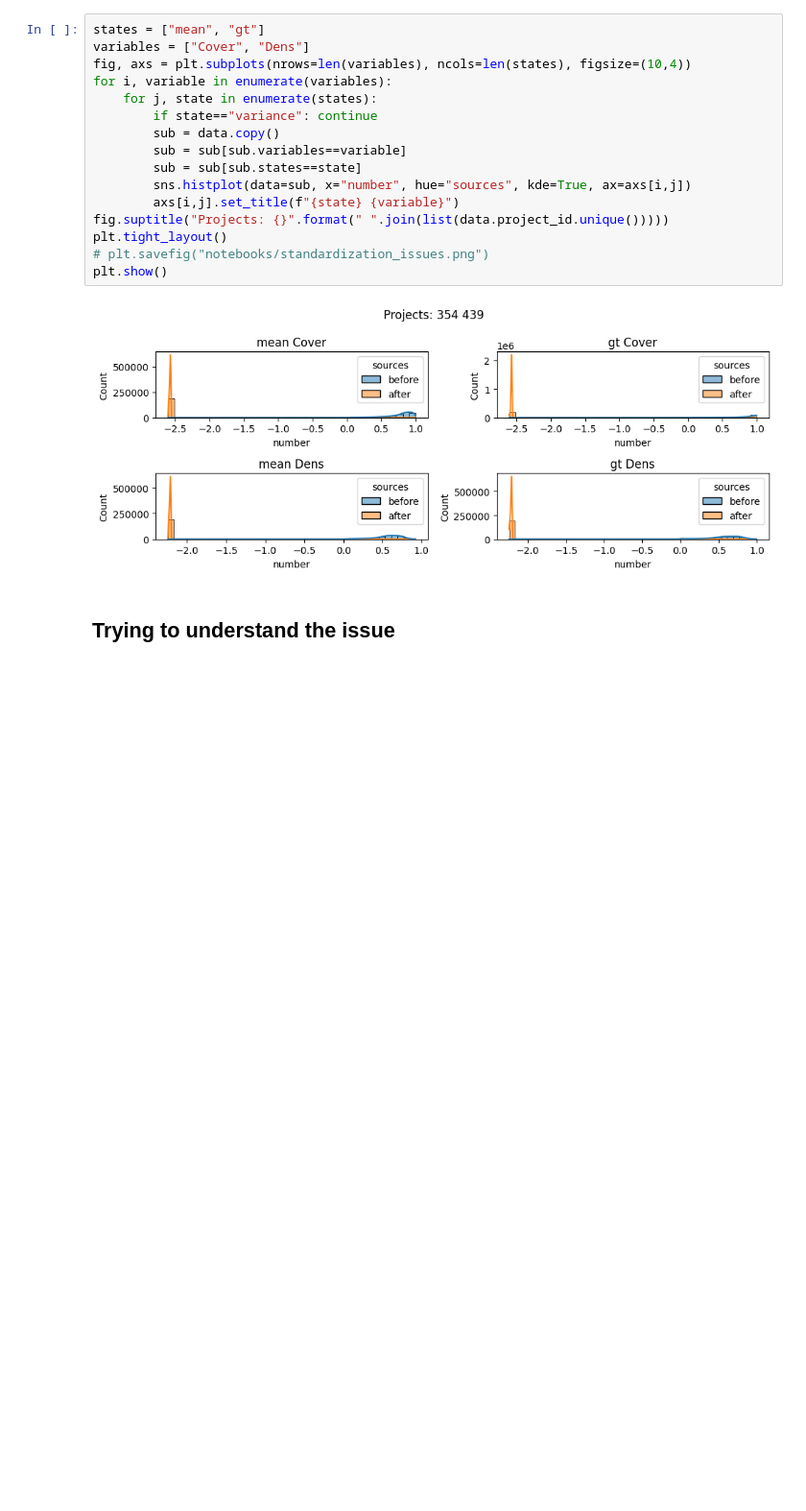
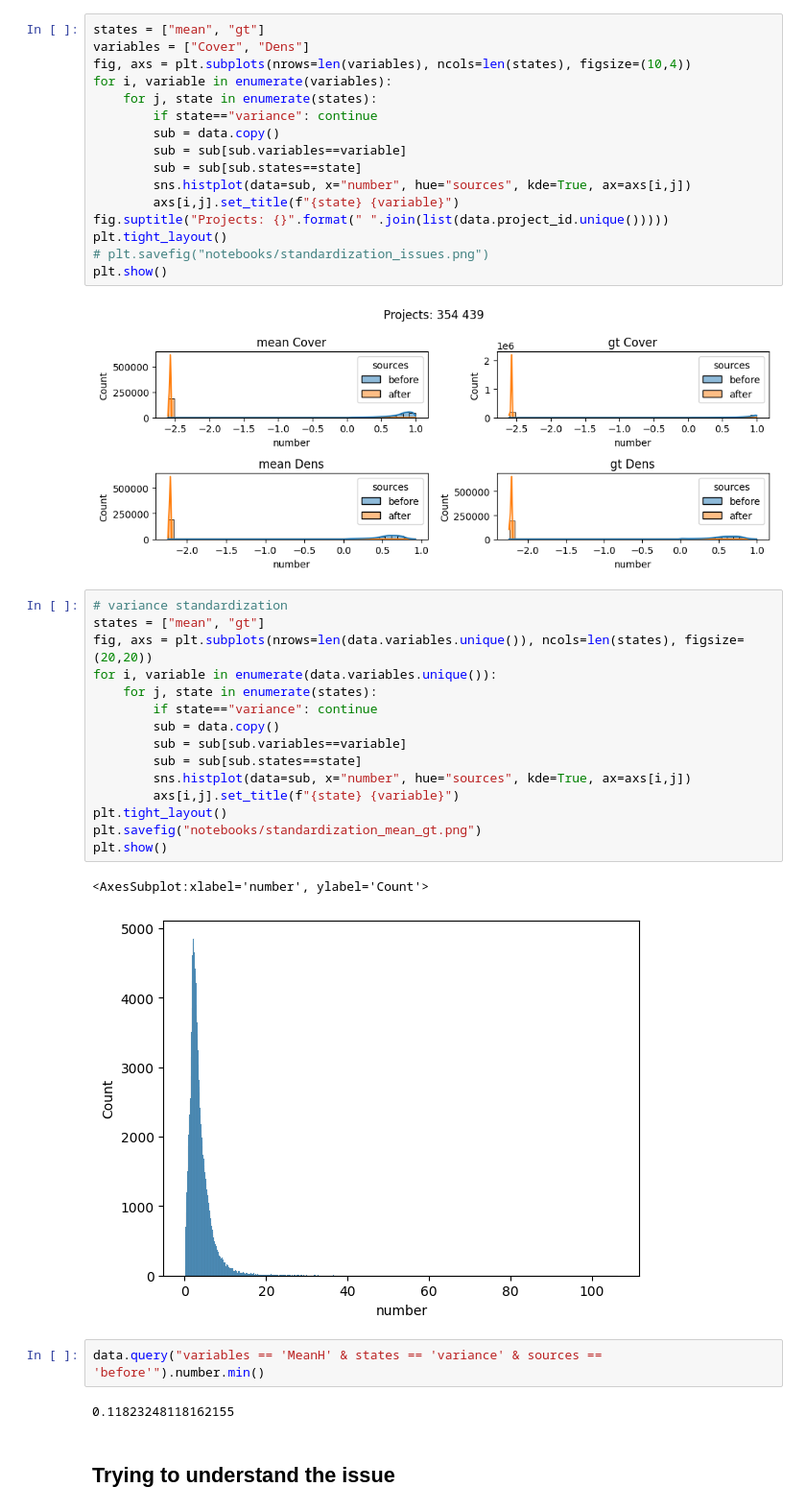
Before and after one commit to eliotwalt/rs-uncertainty, a Jupyter notebook: notebooks/standardization.ipynb, the cells around one changed output. Shown at 96% size. Drawn from its saved outputs; the diff is of its cells as text; blank space fills up the shorter version.

```diff
--- a/notebooks/standardization.ipynb
+++ b/notebooks/standardization.ipynb
@@ -190,6 +191,28 @@ plt.tight_layout()
 plt.show()
 # %% [output]
 [figure]
+# %%
+# variance standardization
+states = ["mean", "gt"]
+fig, axs = plt.subplots(nrows=len(data.variables.unique()), ncols=len(states), figsize=(20,20))
+for i, variable in enumerate(data.variables.unique()):
+    for j, state in enumerate(states):
+        if state=="variance": continue
+        sub = data.copy()
+        sub = sub[sub.variables==variable]
+        sub = sub[sub.states==state]
+        sns.histplot(data=sub, x="number", hue="sources", kde=True, ax=axs[i,j])
+        axs[i,j].set_title(f"{state} {variable}")
+plt.tight_layout()
+plt.savefig("notebooks/standardization_mean_gt.png")
+plt.show()
+# %% [output]
+<AxesSubplot:xlabel='number', ylabel='Count'>
+[figure, added]
+# %%
+data.query("variables == 'MeanH' & states == 'variance' & sources == 'before'").number.min()
+# %% [output]
+0.11823248118162155
 # %% [markdown]
 ## Trying to understand the issue
 # %%
```
Also changed, not shown: parts of 1 cell of this notebook, 3 other files.
